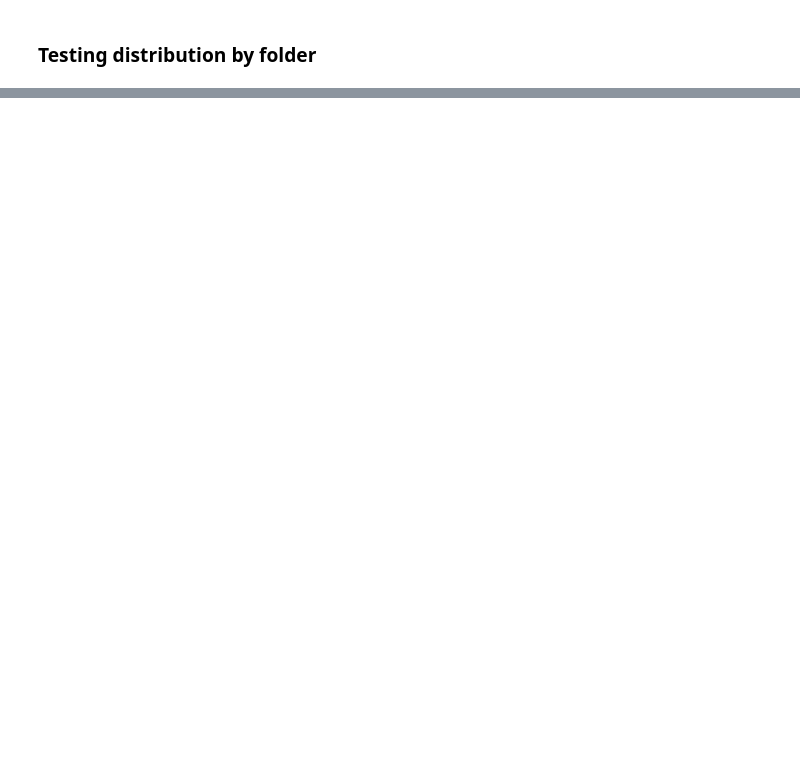
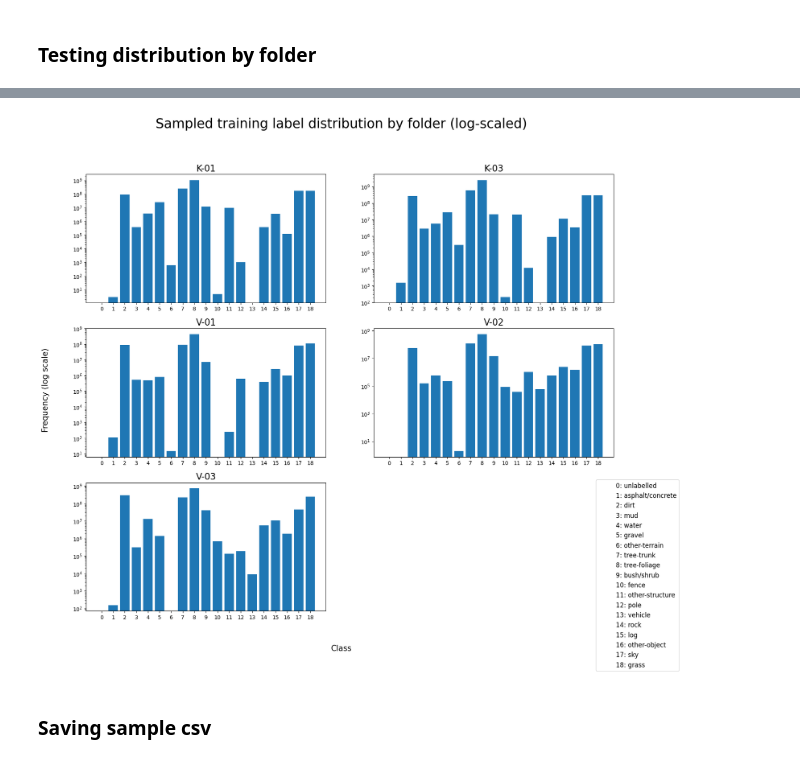
Before and after one commit to liam0414/COMP9517-Project, a Jupyter notebook: eda.ipynb, the cells around one changed output, grey strips where cells are left out. Saved outputs shown, nothing was run; the diff lists cells and outputs as text; code cells hidden in the pictures; blank space fills up the shorter version.

```diff
--- a/eda.ipynb
+++ b/eda.ipynb
@@ -247,0 +422,16 @@ plot_folder_distributions(
+# %%
+train_sample = np.array(train_df['label_path'])[train_indx_sampled]
+train_folders_sampled = filter_by_subdirectories(train_sample, subdirectories)
+train_folder_labels_sampled = get_folder_labels(train_folders_sampled)
+# %%
+plot_multiple_distributions(
+    train_folder_labels_sampled,
+    "Sampled training label distribution by folder",
+    subtitles=subdirectories,
+    labels=id_labels,
+    x_axis_factor=1.2,
+)
+# %% [output]
+[figure, added]
+# %% [markdown]
+### Saving sample csv
```
Also changed, not shown: parts of 24 cells of this notebook.
